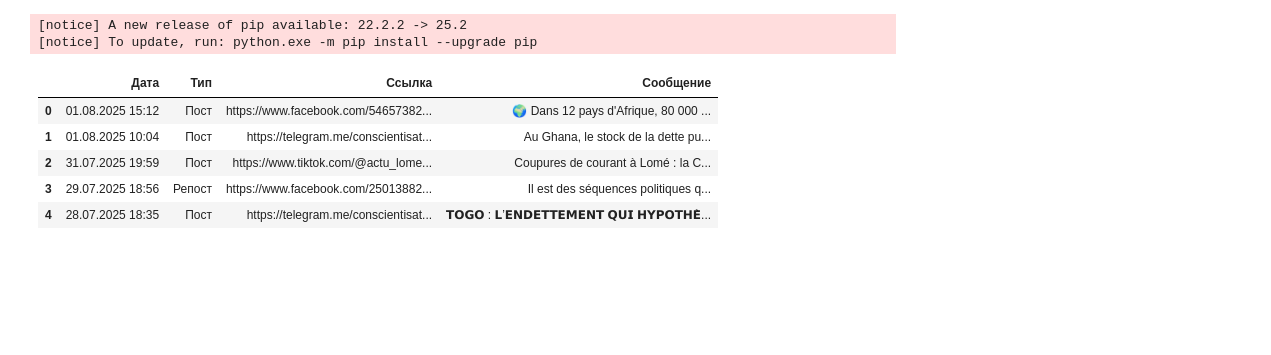
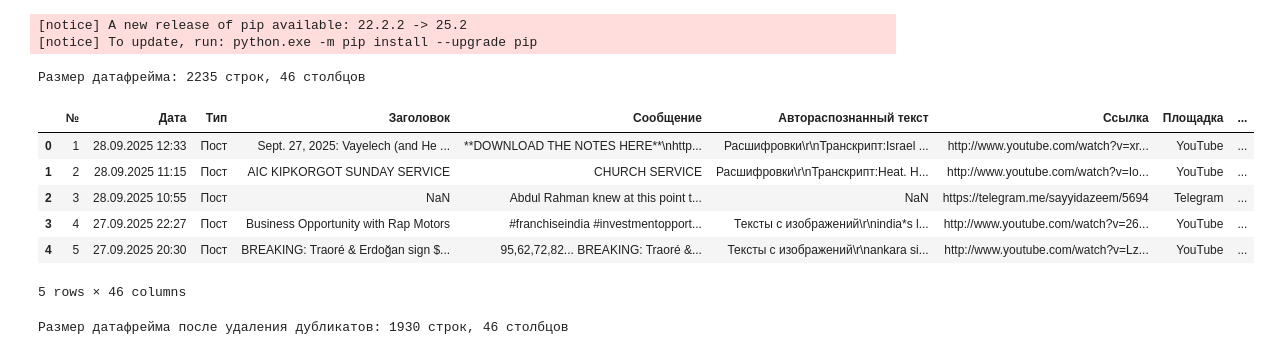
Before and after one commit to rdv77/problem_report, a Jupyter notebook: main.ipynb, the cells around one changed output. Saved outputs shown, nothing was run; the diff lists cells and outputs as text; code cells hidden in the pictures; blank space fills up the shorter version.

```diff
--- a/main.ipynb
+++ b/main.ipynb
@@ -29,18 +29,28 @@ import pandas as pd
 # %%
 import pandas as pd
 
 # Укажите путь к файлу (на Windows удобно использовать raw-строку r"...")
-csv_path = r"C:\Users\USER\progects\Africa_analyse\problems_study\Togo_nets.csv"  # например: r"C:\Users\USER\Downloads\data.csv"
+csv_path = r"C:\Users\USER\progects\Africa_analyse\problems_study\tanzania_problems_3000.csv"  # например: r"C:\Users\USER\Downloads\data.csv"
 
-df = pd.read_csv(csv_path, sep=';')  # при необходимости: sep=';', encoding='utf-8-sig' или 'cp1251'
+df = pd.read_csv(csv_path, sep=';', encoding='utf-8-sig', on_bad_lines='skip')  # при необходимости: sep=';', encoding='utf-8-sig' или 'cp1251'
+print(f"Размер датафрейма: {df.shape[0]} строк, {df.shape[1]} столбцов")
 df.head()
 # %% [output]
+Размер датафрейма: 2235 строк, 46 столбцов
-|  | Дата | Тип | Ссылка | Сообщение |
-| 0 | 01.08.2025 15:12 | Пост | https://www.facebook.com/54657382... | 🌍 Dans 12 pays d'Afrique, 80 000 ... |
-| 1 | 01.08.2025 10:04 | Пост | https://telegram.me/conscientisat... | Au Ghana, le stock de la dette pu... |
-| 2 | 31.07.2025 19:59 | Пост | https://www.tiktok.com/@actu_lome... | Coupures de courant à Lomé : la C... |
-| 3 | 29.07.2025 18:56 | Репост | https://www.facebook.com/25013882... | Il est des séquences politiques q... |
-| 4 | 28.07.2025 18:35 | Пост | https://telegram.me/conscientisat... | 𝗧𝗢𝗚𝗢 : 𝗟’𝗘𝗡𝗗𝗘𝗧𝗧𝗘𝗠𝗘𝗡𝗧 𝗤𝗨𝗜 𝗛𝗬𝗣𝗢𝗧𝗛𝗘̀... |
+|  | № | Дата | Тип | Заголовок | Сообщение | Автораспознанный текст | Ссылка | Площадка | ... |
+| 0 | 1 | 28.09.2025 12:33 | Пост | Sept. 27, 2025: Vayelech (and He ... | **DOWNLOAD THE NOTES HERE**\nhttp... | Расшифровки\r\nТранскрипт:Israel ... | http://www.youtube.com/watch?v=xr... | YouTube | ... |
+| 1 | 2 | 28.09.2025 11:15 | Пост | AIC KIPKORGOT SUNDAY SERVICE | CHURCH SERVICE | Расшифровки\r\nТранскрипт:Heat. H... | http://www.youtube.com/watch?v=Io... | YouTube | ... |
+| 2 | 3 | 28.09.2025 10:55 | Пост | NaN | Abdul Rahman knew at this point t... | NaN | https://telegram.me/sayyidazeem/5694 | Telegram | ... |
+| 3 | 4 | 27.09.2025 22:27 | Пост | Business Opportunity with Rap Motors | #franchiseindia #investmentopport... | Тексты с изображений\r\nindia*s l... | http://www.youtube.com/watch?v=26... | YouTube | ... |
+| 4 | 5 | 27.09.2025 20:30 | Пост | BREAKING: Traoré & Erdoğan sign $... | 95,62,72,82... BREAKING: Traoré &... | Тексты с изображений\r\nankara si... | http://www.youtube.com/watch?v=Lz... | YouTube | ... |
+5 rows × 46 columns
+# %%
+# удаляем дубликаты по столбцу "Заголовок", если он есть
+df.drop_duplicates(subset=['Заголовок'], inplace=True)
+df.reset_index(drop=True, inplace=True)
+print(f"Размер датафрейма после удаления дубликатов: {df.shape[0]} строк, {df.shape[1]} столбцов")
+# %% [output]
+Размер датафрейма после удаления дубликатов: 1930 строк, 46 столбцов
 # %%
 %pip install -q openai python-dotenv tqdm
 # %%
```
Also changed, not shown: parts of 15 cells of this notebook, 1 other file.
